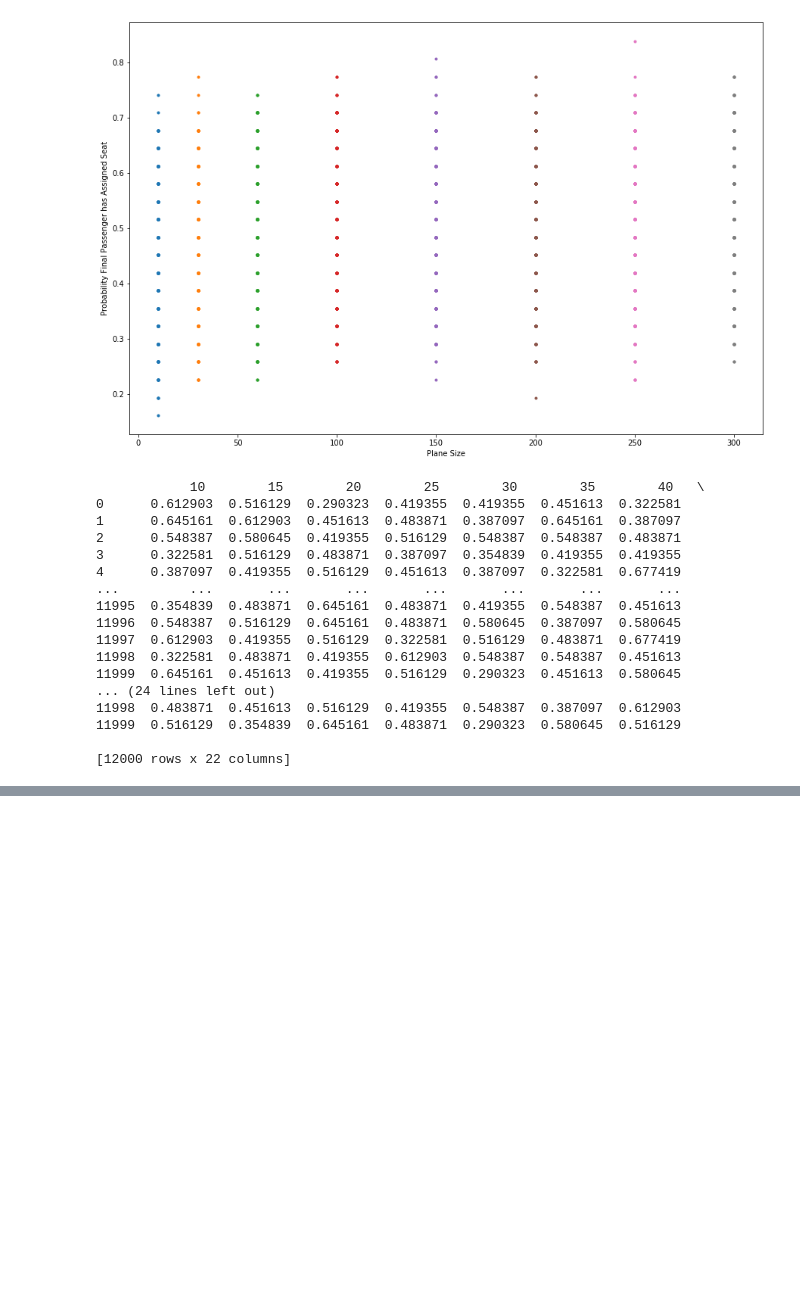
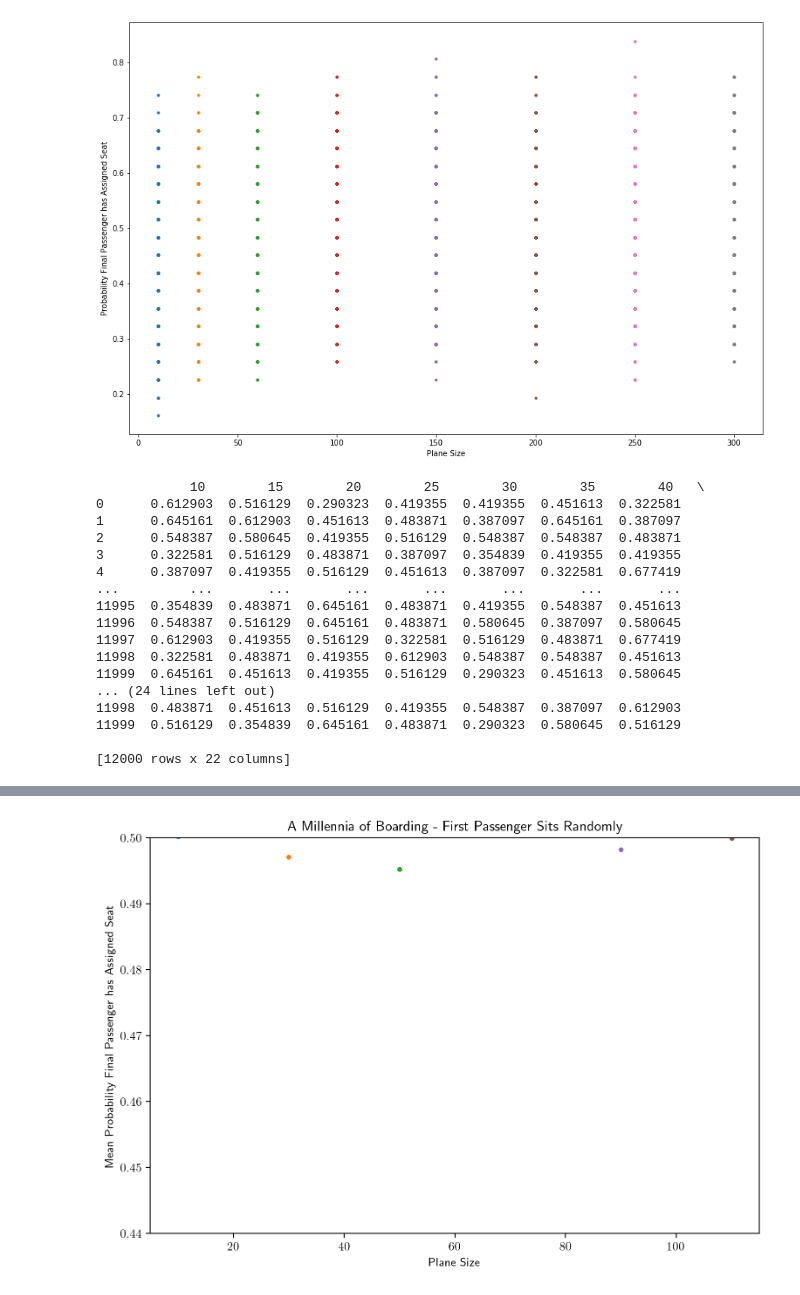
Before and after one commit to lachstr/physics_animations, a Jupyter notebook: jupyter/Airplane Boarding Problem.ipynb, the cells around one changed output, grey strips where cells are left out. Saved outputs shown, nothing was run; the diff lists cells and outputs as text; code cells hidden in the pictures; blank space fills up the shorter version.

```diff
--- a/jupyter/Airplane Boarding Problem.ipynb
+++ b/jupyter/Airplane Boarding Problem.ipynb
@@ -229,7 +229,7 @@ def board_plane_random(plane_size, PRINT_EVENTS=False):
 
 
     ## Sit the first passenger in a random seat
-    rand_seat := random.randint(0, plane_size-1)
+    rand_seat = random.randint(0, plane_size-1)
 
     plane[rand_seat] = 'taken'
     if (PRINT_EVENTS):
@@ -262,0 +274,21 @@ board_plane(plane_size=10, PRINT_EVENTS=True)
+# %%
+resulting_prob = {}
+
+plane_sizes = np.arange(10, 120, 5)
+
+for plane_size in plane_sizes:
+    resulting_prob[plane_size] = []
+    for months in range(1200):
+
+        able_to_sit_in_assigned_seat = 0
+
+        for day in range(31):
+            if (board_plane_random(plane_size)):
+                able_to_sit_in_assigned_seat += 1
+
+        probability_this_year = able_to_sit_in_assigned_seat/31
+
+        resulting_prob[plane_size].append(probability_this_year)
+
+data = pandas.DataFrame(resulting_prob)
+print(data)
@@ -262,0 +310,21 @@ board_plane(plane_size=10, PRINT_EVENTS=True)
+# %%
+from matplotlib import rcParams
+
+rcParams['text.usetex'] = True
+rcParams['figure.figsize'] = (9, 6)
+rcParams['figure.dpi'] = 200
+
+mean_prob = []
+
+plt.figure(figsize=(9, 6), dpi = 200)
+
+for plane_size in plane_sizes:
+    plt.plot(plane_size, mean(data[plane_size]), '.')
+
+plt.ylim([0.44, 0.5])
+plt.title('A Millennia of Boarding - First Passenger Sits Randomly')
+plt.xlabel('Plane Size')
+plt.ylabel('Mean Probability Final Passenger has Assigned Seat')
+plt.savefig('meanprobvsplanesize-manyplanes-trulyrandom.png')
+# %% [output]
+[figure, added]
```
Also changed, not shown: parts of 4 cells of this notebook, 4 other files.
